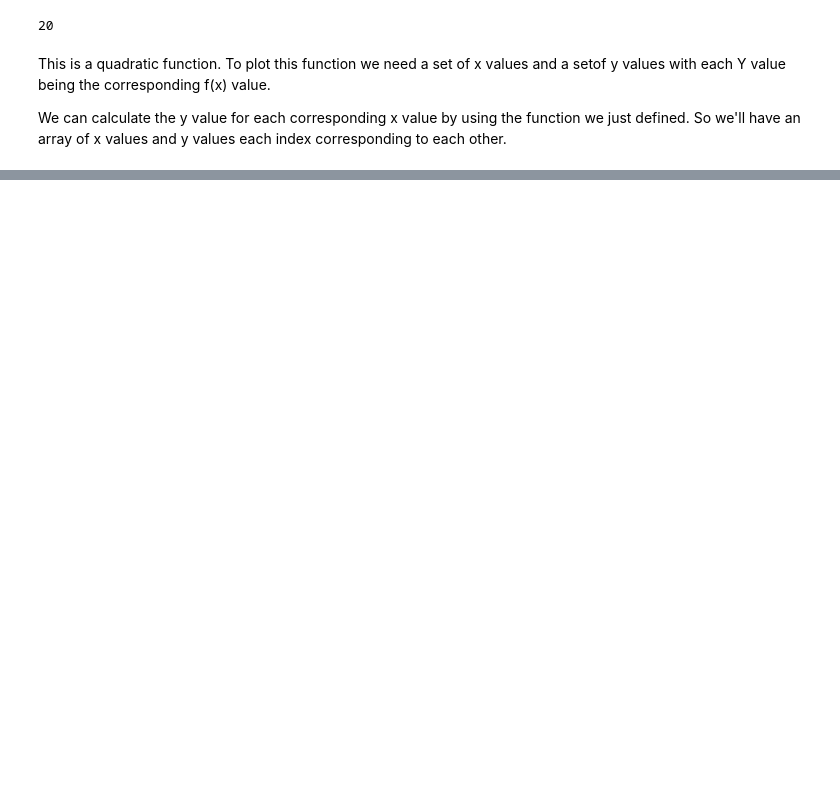
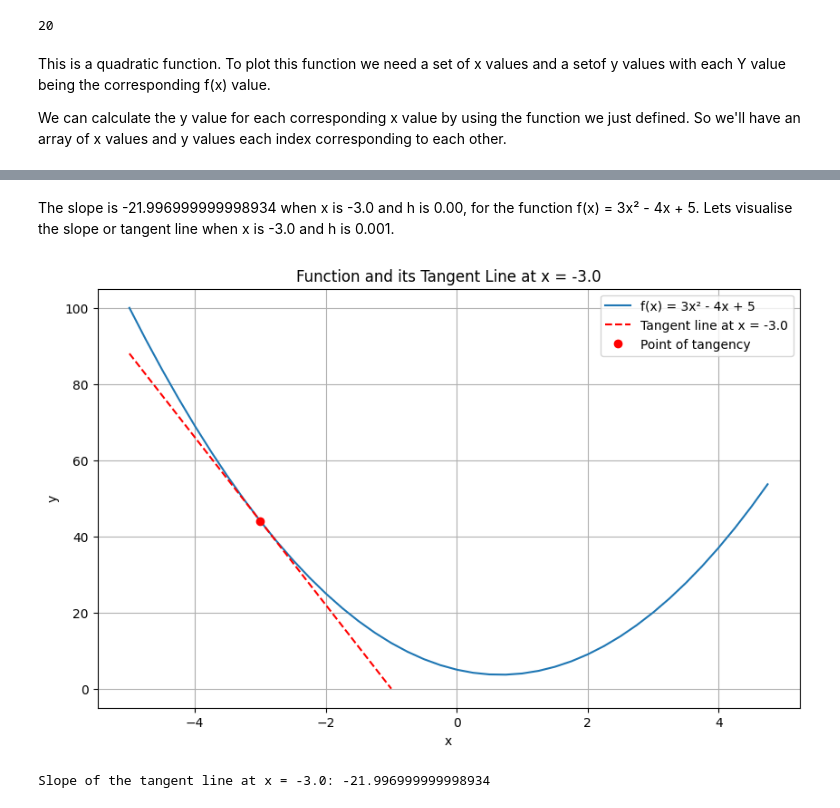
Before and after one commit to bbsmithy/100_days_karpathy, a Jupyter notebook: day_1/derivative_of_simple_function_with_one_input.ipynb, the cells around one changed output, grey strips where cells are left out. Drawn from its saved outputs; the diff is of its cells as text; code cells hidden in the pictures; blank space fills up the shorter version.

Commit message:
Visulize slope or rate of change (the derivative)

```diff
--- a/day_1/derivative_of_simple_function_with_one_input.ipynb
+++ b/day_1/derivative_of_simple_function_with_one_input.ipynb
@@ -36,3 +14,6 @@ f(3)
 This is a quadratic function. To plot this function we need a set of x values and a setof y values with each Y value being the corresponding f(x) value.
 
 We can calculate the y value for each corresponding x value by using the function we just defined. So we'll have an array of x values and y values each index corresponding to each other.
+# %%
+xs = np.arange(-5.0, 5.0, 0.25)
+xs
@@ -39,6 +26,4 @@ We can calculate the y value for each corresponding x value by using the functio
 # %%
-xs = np.arange(-5, 5, 0.25)
 ys = f(xs)
-plt.plot(xs, ys)
-plt.show()
+ys
 # %% [output]
@@ -45,0 +85,30 @@ plt.show()
+# %% [markdown]
+The slope is -21.996999999998934 when x is -3.0 and h is 0.00, for the function f(x) = 3x² - 4x + 5. Lets visualise the slope or tangent line when x is -3.0 and h is 0.001.
+# %%
+# ... existing code ...
+x = -3.0
+h = 0.001
+slope_at_x = (f(x+h) - f(x))/h
+
+plt.figure(figsize=(10, 6))
+plt.plot(xs, ys, label='f(x) = 3x² - 4x + 5')
+
+# Calculate points for the tangent line
+tangent_xs = np.array([x - 2, x + 2])
+tangent_ys = slope_at_x * (tangent_xs - x) + f(x)
+
+plt.plot(tangent_xs, tangent_ys, 'r--', label=f'Tangent line at x = {x}')
+plt.plot(x, f(x), 'ro', label='Point of tangency')
+
+plt.title(f'Function and its Tangent Line at x = {x}')
+plt.xlabel('x')
+plt.ylabel('y')
+plt.legend()
+plt.grid(True)
+plt.show()
+
+# Print the slope for reference
+print(f"Slope of the tangent line at x = {x}: {slope_at_x}")
+# %% [output]
+[figure, added]
+Slope of the tangent line at x = -3.0: -21.996999999998934
```
Also changed, not shown: parts of 13 cells of this notebook.
